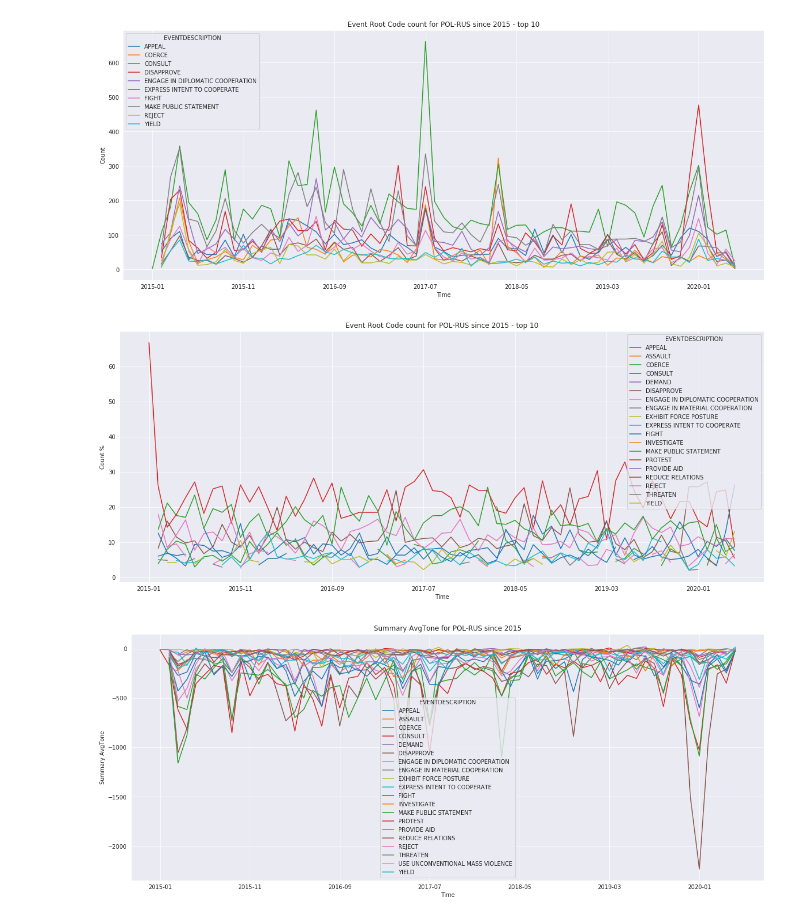
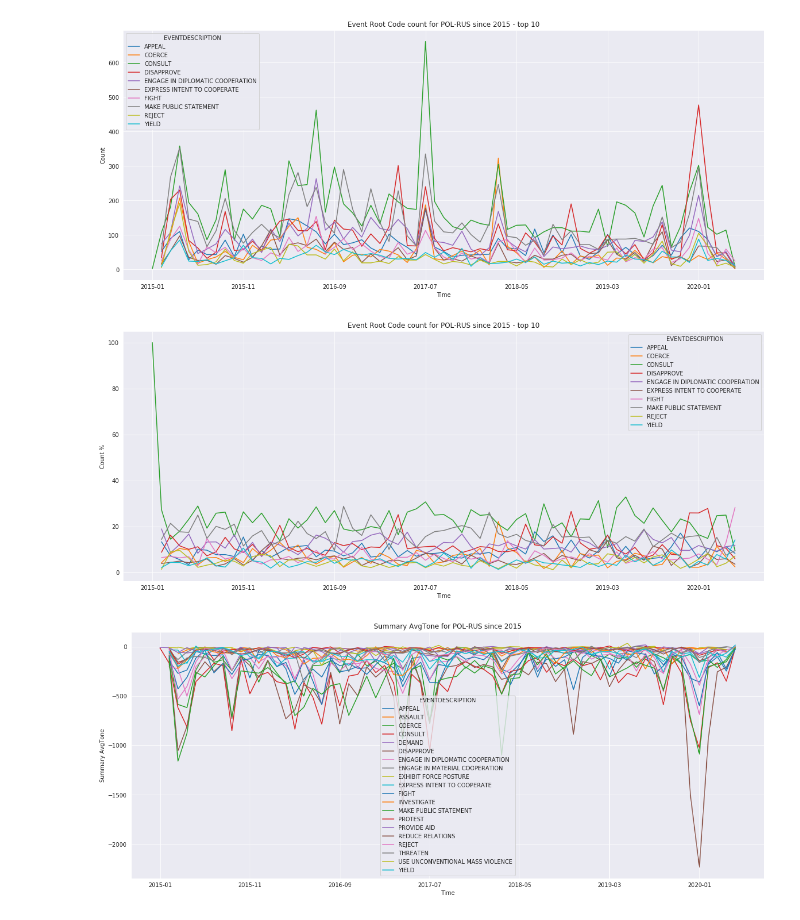
Before and after one commit to mijapa/GDELT, a Jupyter notebook: POL-RUS monthyear eventRC count SUMaTone AVGaTonne.ipynb, the cells around one changed output. Saved outputs shown, nothing was run; the diff lists cells and outputs as text; code cells hidden in the pictures.

Commit message:
Add comments to initial analysis (part Poland) and correct figures

```diff
--- a/POL-RUS monthyear eventRC count SUMaTone AVGaTonne.ipynb
+++ b/POL-RUS monthyear eventRC count SUMaTone AVGaTonne.ipynb
@@ -32,18 +32,15 @@ g.figure.set_size_inches(20,8)
 # %% [output]
 [figure]
 # %%
-s = POLmonthyearERC.groupby(["EVENTDESCRIPTION", "Time"], as_index=False).sum().sort_values(by="Count", ascending=False).groupby("MonthYear").head(10)
-s = s.groupby(["Time","EVENTDESCRIPTION"]).agg({'Count':'sum'})
-
 s['%']= s.groupby(level=0).apply(lambda x:  100*x / x.sum())
 
 g = s.unstack().plot(y='%')
 g.set(ylabel='Count %')
 g.set_title("Event Root Code count for POL-RUS since 2015 - top {}".format(ile))
 g.figure.set_size_inches(20,8)
 plt.savefig('text/fig/PL/POLRUSERCperc.png', bbox_inches='tight')
 # %% [output]
-[figure, old version]
+[figure, new version]
 # %%
 s = POLmonthyearERC.groupby(["Time","EVENTDESCRIPTION"]).agg({'SumAvgTone':'sum'})
 g = s.unstack().plot(y='SumAvgTone')
```
Also changed, not shown: 4 other files.
